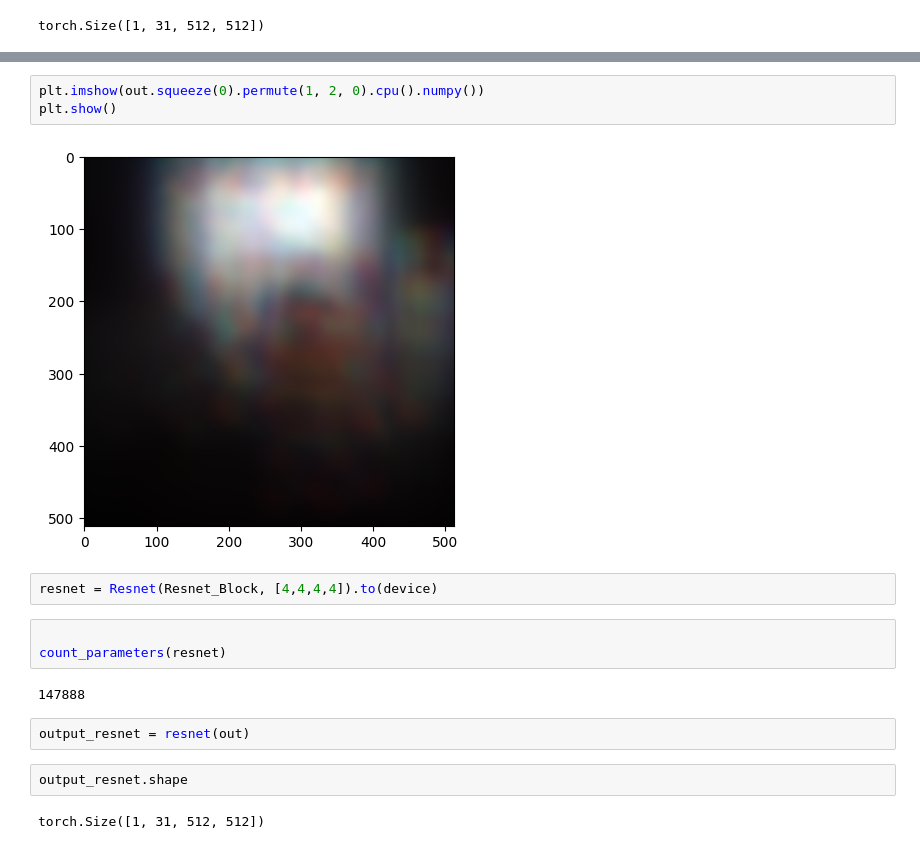
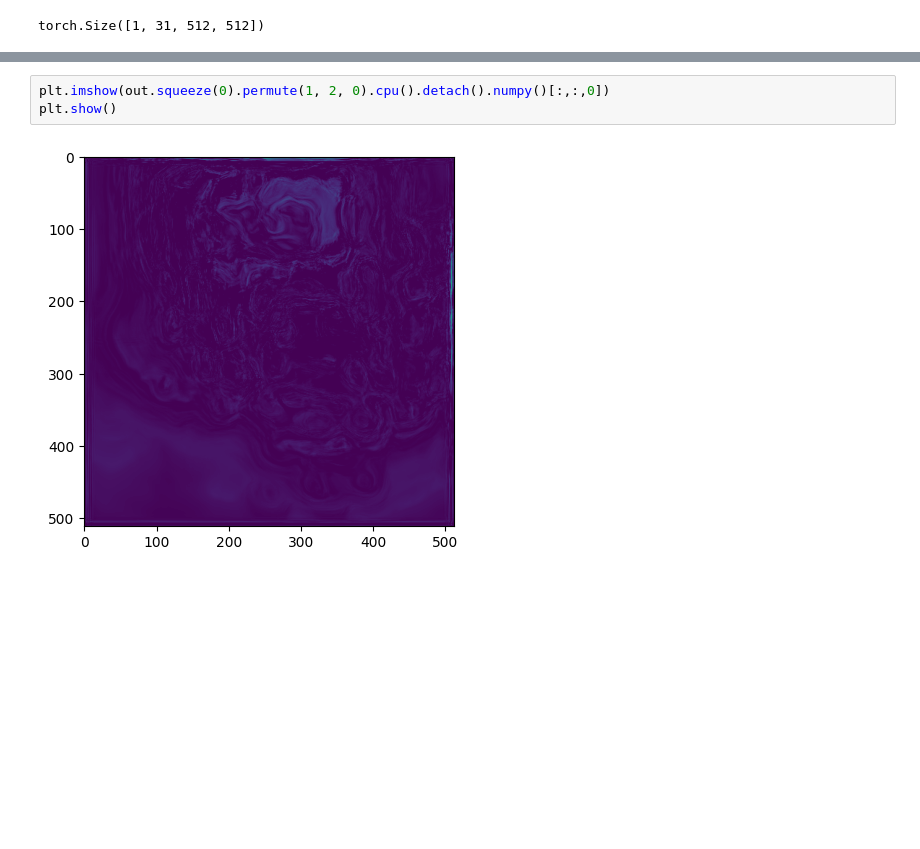
Before and after one commit to leonsuarez24/KD-for-Designing-Highly-Physical-Constrained-COI-systems, a Jupyter notebook: test_doe_layer.ipynb, the cells around one changed output, grey strips where cells are left out. Cells and saved outputs as stored; diff of their text form; blank space fills up the shorter version.

```diff
--- a/test_doe_layer.ipynb
+++ b/test_doe_layer.ipynb
@@ -49,18 +49,5 @@ torch.Size([1, 3, 512, 512])
 # %%
-plt.imshow(out.squeeze(0).permute(1, 2, 0).cpu().numpy())
+plt.imshow(out.squeeze(0).permute(1, 2, 0).cpu().detach().numpy()[:,:,0])
 plt.show()
 # %% [output]
-[figure, old version]
+[figure, new version]
-# %%
-resnet = Resnet(Resnet_Block, [4,4,4,4]).to(device)
-# %%
-
-count_parameters(resnet)
-# %% [output]
-147888
-# %%
-output_resnet = resnet(out)
-# %%
-output_resnet.shape
-# %% [output]
-torch.Size([1, 31, 512, 512])
```
Also changed, not shown: parts of 4 cells of this notebook, 3 other files.
